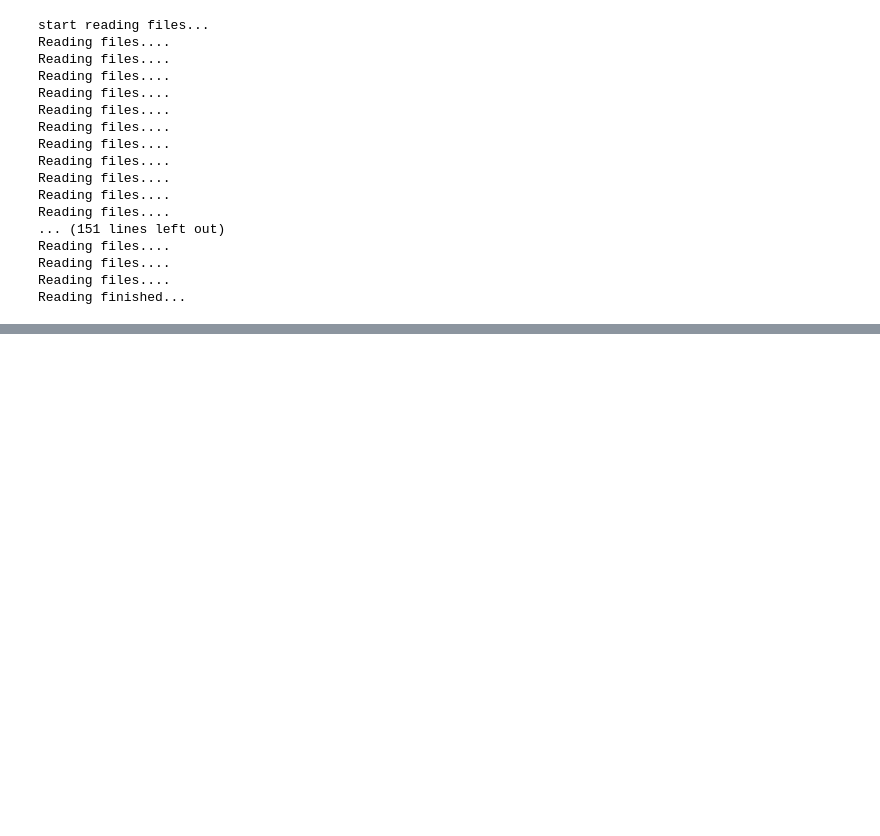
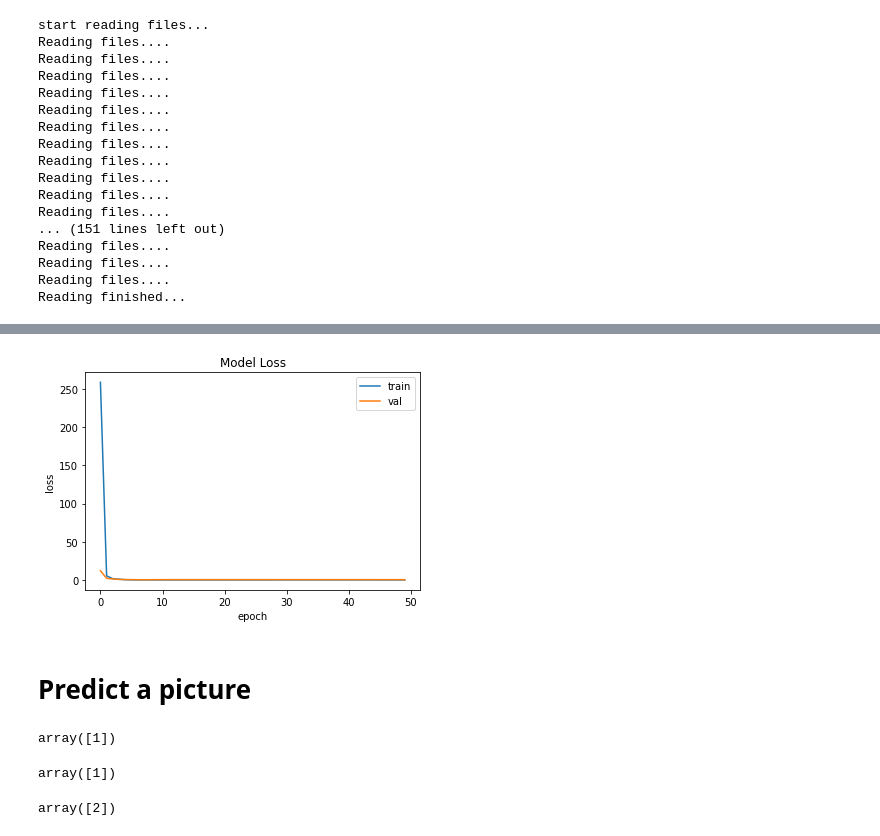
Before and after one commit to Faouzi-Slimi/Machine_Learning_Deep_Learning_Practical_Work, a Jupyter notebook: TP2.ipynb, the cells around one changed output, grey strips where cells are left out. Drawn from its saved outputs; the diff is of its cells as text; code cells hidden in the pictures; blank space fills up the shorter version.

```diff
--- a/TP2.ipynb
+++ b/TP2.ipynb
@@ -129,0 +238,35 @@ _________________________________________________________________
+# %%
+## loss and val_loss
+plt.plot(History1.history['loss'])
+plt.plot(History1.history['val_loss'])
+plt.title('Model Loss')
+
+plt.ylabel('loss')
+plt.xlabel('epoch')
+plt.legend(['train', 'val'], loc='upper right')
+plt.show()
+# %% [output]
+[figure, added]
+# %% [markdown]
+# Predict a picture
+# %%
+#Predict Subjuct01.centerlight
+pd = Classifier1.predict(imgs[[0]])
+prediction_class = np.argmax(pd,axis=1)+1
+prediction_class
+# %% [output]
+array([1])
+# %%
+#Predict Subjuct01.happy
+pd = Classifier1.predict(imgs[[2]])
+prediction_class = np.argmax(pd,axis=1)+1
+prediction_class
+# %% [output]
+array([1])
+# %%
+#Predict Subjuct02.centerlight
+pd = Classifier1.predict(imgs[[11]])
+prediction_class = np.argmax(pd,axis=1)+1
+prediction_class
+# %% [output]
+array([2])
```
Also changed, not shown: parts of 16 cells of this notebook.
